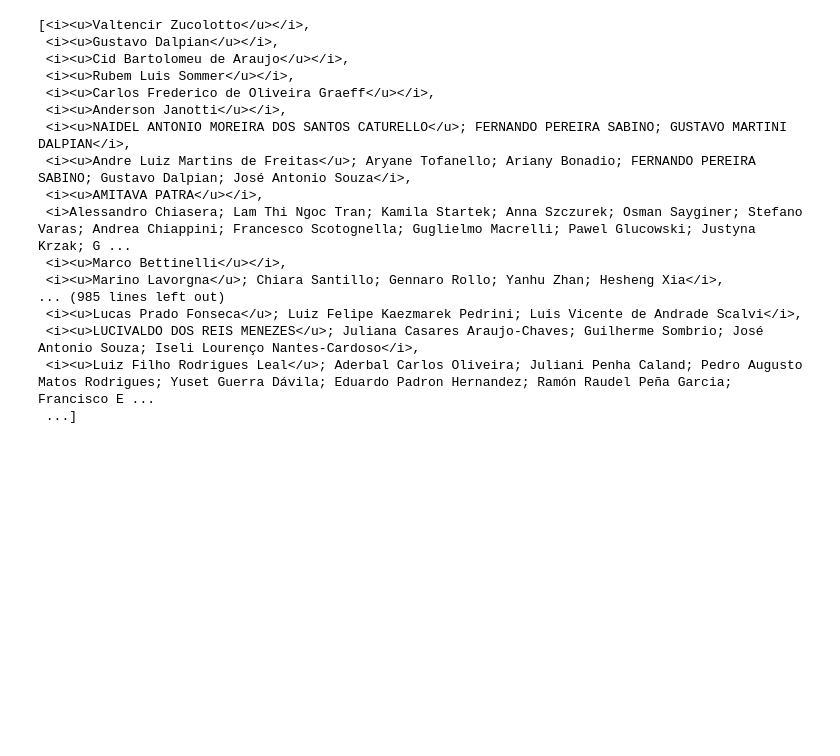
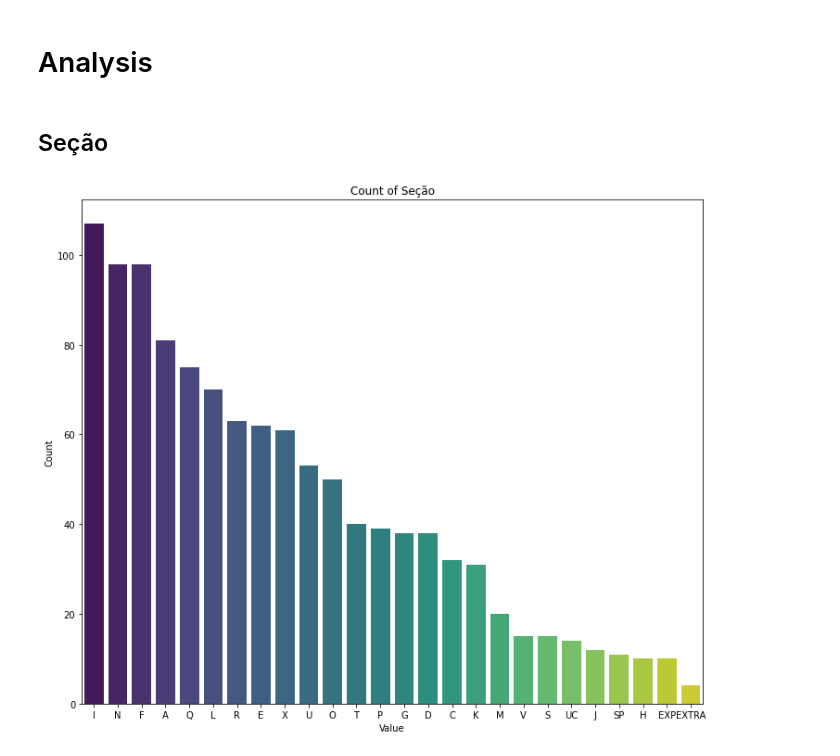
Before and after one commit to lucascbarbosa/MRS-data-mining, a Jupyter notebook: scraper.ipynb, the cells around one changed output. Saved outputs shown, nothing was run; the diff lists cells and outputs as text; code cells hidden in the pictures; blank space fills up the shorter version.

```diff
--- a/scraper.ipynb
+++ b/scraper.ipynb
@@ -50,20 +76,0 @@ IndexError: list index out of range
-# %%
-autores
-# %% [output]
-[<i><u>Valtencir Zucolotto</u></i>,
- <i><u>Gustavo Dalpian</u></i>,
- <i><u>Cid Bartolomeu de Araujo</u></i>,
- <i><u>Rubem Luis Sommer</u></i>,
- <i><u>Carlos Frederico de Oliveira Graeff</u></i>,
- <i><u>Anderson Janotti</u></i>,
- <i><u>NAIDEL ANTONIO MOREIRA DOS SANTOS CATURELLO</u>; FERNANDO PEREIRA SABINO; GUSTAVO MARTINI DALPIAN</i>,
- <i><u>Andre Luiz Martins de Freitas</u>; Aryane Tofanello; Ariany Bonadio; FERNANDO PEREIRA SABINO; Gustavo Dalpian; José Antonio Souza</i>,
- <i><u>AMITAVA PATRA</u></i>,
- <i>Alessandro Chiasera; Lam Thi Ngoc Tran; Kamila Startek; Anna Szczurek; Osman Sayginer; Stefano Varas; Andrea Chiappini; Francesco Scotognella; Guglielmo Macrelli; Pawel Glucowski; Justyna Krzak; G ...
- <i><u>Marco Bettinelli</u></i>,
- <i><u>Marino Lavorgna</u>; Chiara Santillo; Gennaro Rollo; Yanhu Zhan; Hesheng Xia</i>,
-... (985 lines left out)
- <i><u>Lucas Prado Fonseca</u>; Luiz Felipe Kaezmarek Pedrini; Luis Vicente de Andrade Scalvi</i>,
- <i><u>LUCIVALDO DOS REIS MENEZES</u>; Juliana Casares Araujo-Chaves; Guilherme Sombrio; José Antonio Souza; Iseli Lourenço Nantes-Cardoso</i>,
- <i><u>Luiz Filho Rodrigues Leal</u>; Aderbal Carlos Oliveira; Juliani Penha Caland; Pedro Augusto Matos Rodrigues; Yuset Guerra Dávila; Eduardo Padron Hernandez; Ramón Raudel Peña Garcia; Francisco E ...
- ...]
@@ -69,0 +94,27 @@ autores
+# %% [markdown]
+# Analysis
+# %%
+def count_uniques(array):
+    counts_dict = {}
+    array = pd.Series(array)
+    for i in range(len(array.unique())):
+        value = array.unique()[i]
+        counts_dict[i] = [value.split(' - ')[0],array[array==value].shape[0]]
+
+    counts = pd.DataFrame.from_dict(counts_dict,orient='index',columns='Value Count'.split())
+    counts = counts.sort_values(by='Count',ascending=False)
+
+    return counts
+
+def plot_counts(counts,palette,title,figsize):
+    x_ticks = counts['Value']
+    counts  = counts['Count']
+    plt.figure(figsize=figsize)
+    g = sns.barplot(x=x_ticks,y=counts,palette=palette).set_title(f'Count of {title}')
+    plt.show()
+# %% [markdown]
+## Seção
+# %%
+plot_counts(count_uniques(df['Seção'].values),'viridis','Seção',(12,10))
+# %% [output]
+[figure, added]
```
Also changed, not shown: parts of 14 cells of this notebook, 2 other files.
